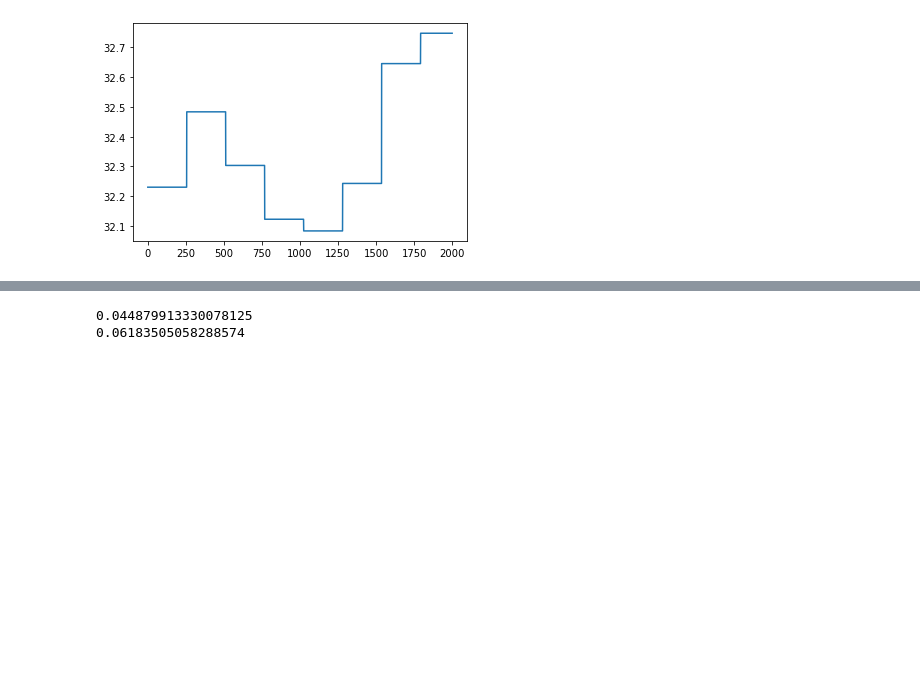
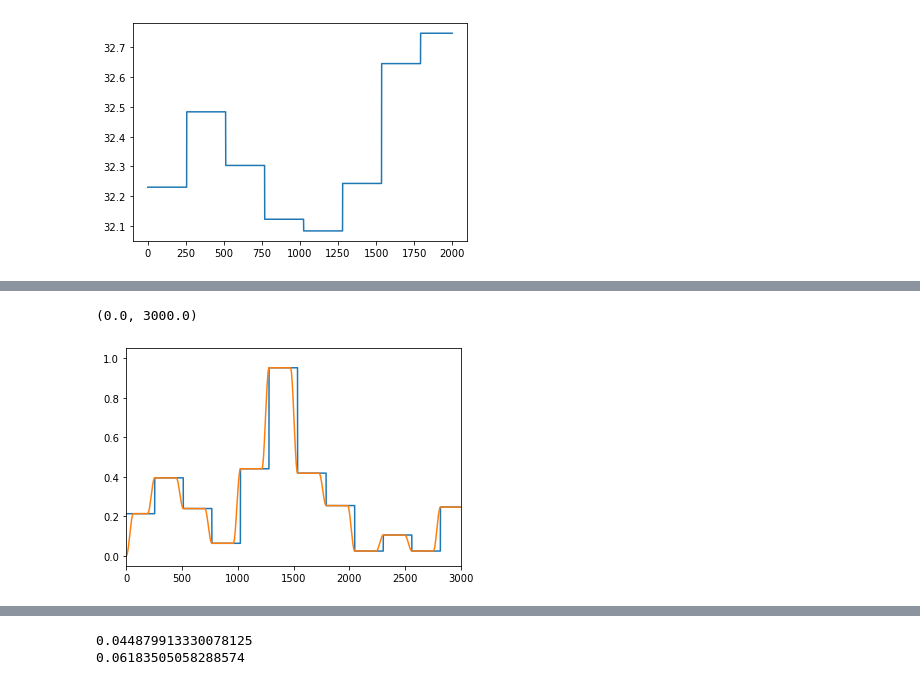
Before and after one commit to nabsara/deep-eurorack-control, a Jupyter notebook: notebooks/Untitled.ipynb, the cells around one changed output, grey strips where cells are left out. Saved outputs shown, nothing was run; the diff lists cells and outputs as text; code cells hidden in the pictures; blank space fills up the shorter version.

```diff
--- a/notebooks/Untitled.ipynb
+++ b/notebooks/Untitled.ipynb
@@ -50,0 +82,8 @@ params = upsample(harmonics,1000).cpu()
+# %%
+plt.plot(temp[0,1])
+plt.xlim(0,100)
+plt.plot(final[0,1])
+plt.xlim(0,3000)
+# %% [output]
+(0.0, 3000.0)
+[figure, added]
```
Also changed, not shown: parts of 9 cells of this notebook, 1 other file.
